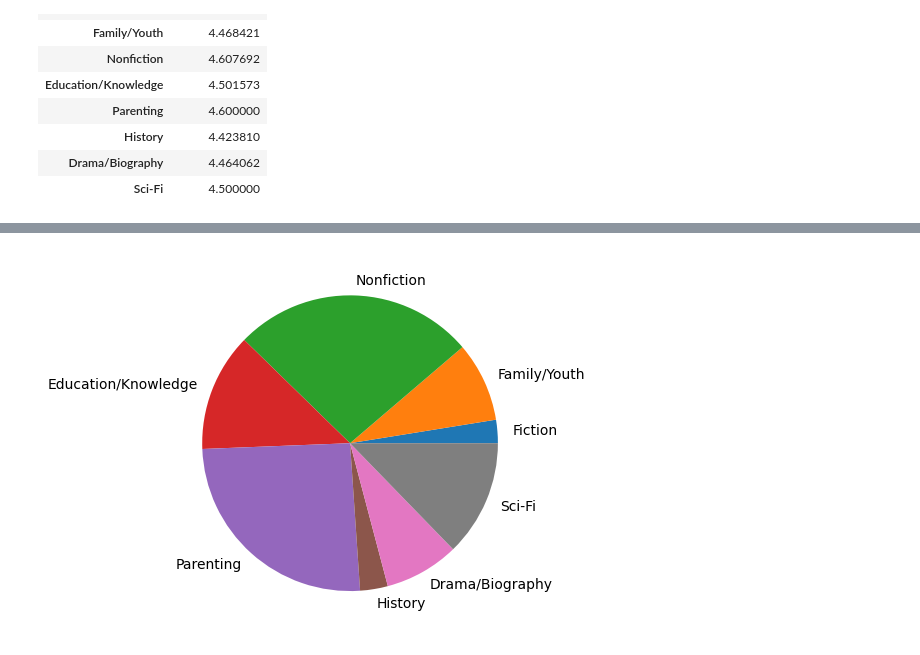
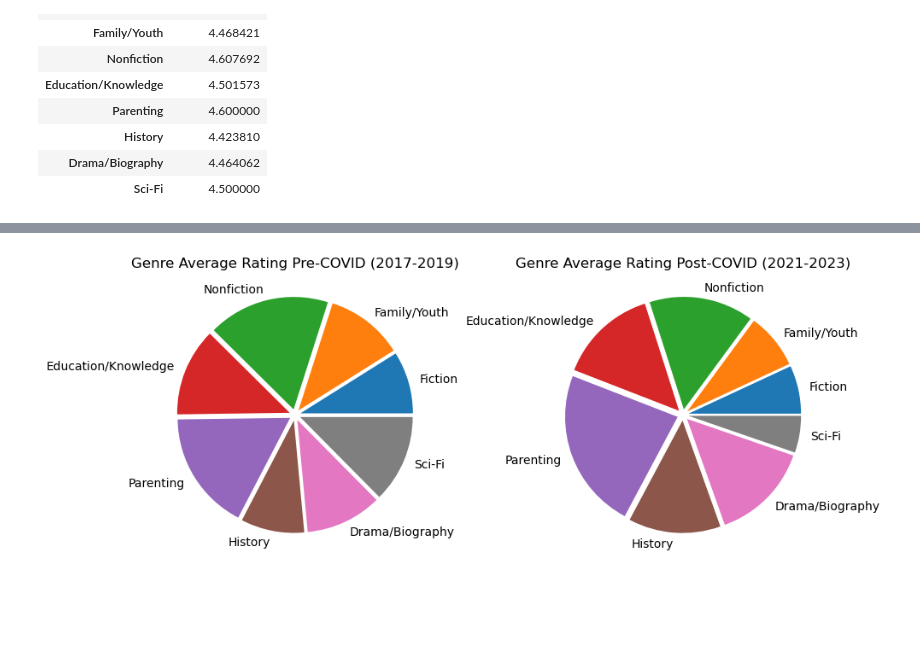
Before and after one commit to e-hdz130504/CPSC368-Phase-4, a Jupyter notebook: Q1_Visualization.ipynb, the cells around one changed output, grey strips where cells are left out. Cells and saved outputs as stored; diff of their text form; code cells hidden in the pictures; blank space fills up the shorter version.

```diff
--- a/Q1_Visualization.ipynb
+++ b/Q1_Visualization.ipynb
@@ -174,5 +169,19 @@ plt.show()
 [figure]
 # %%
-plt.pie(vals1-4.4, labels = genres);
+fig, ax = plt.subplots(1,2,figsize = (10,10))
+
+#Finding the minimum value to have a relative value as all values are 4.3 <= rating <= 4.6
+min_value = np.min([np.min(vals1), np.min(vals2)])-0.1
+
+#Plotting Pre-Covid
+ax[0].pie(vals1-min_value, labels = genres, explode = [0.05,0.05,0.05,0.05, 0.05,0.05,0.05,0.05]);
+ax[0].set_title('Genre Average Rating Pre-COVID (2017-2019)')
+
+#Plotting Post-Covid
+ax[1].pie(vals2-min_value, labels = genres, explode = [0.05,0.05,0.05,0.05, 0.05,0.05,0.05,0.05]);
+ax[1].set_title('Genre Average Rating Post-COVID (2021-2023)')
+
+fig.tight_layout()
+plt.savefig('Q1')
 # %% [output]
-[figure, old version]
+[figure, new version]
```
Also changed, not shown: parts of 3 cells of this notebook, 1 other file.
